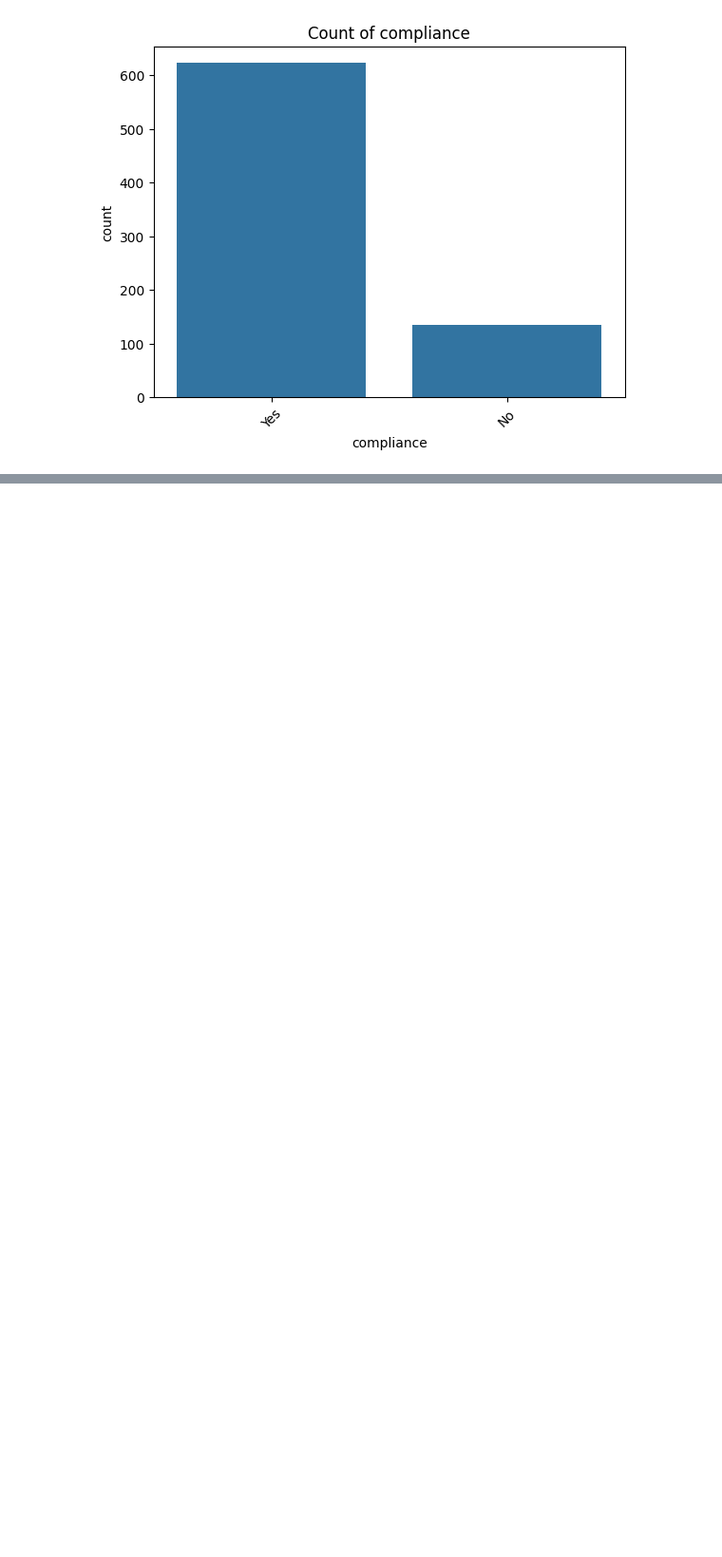
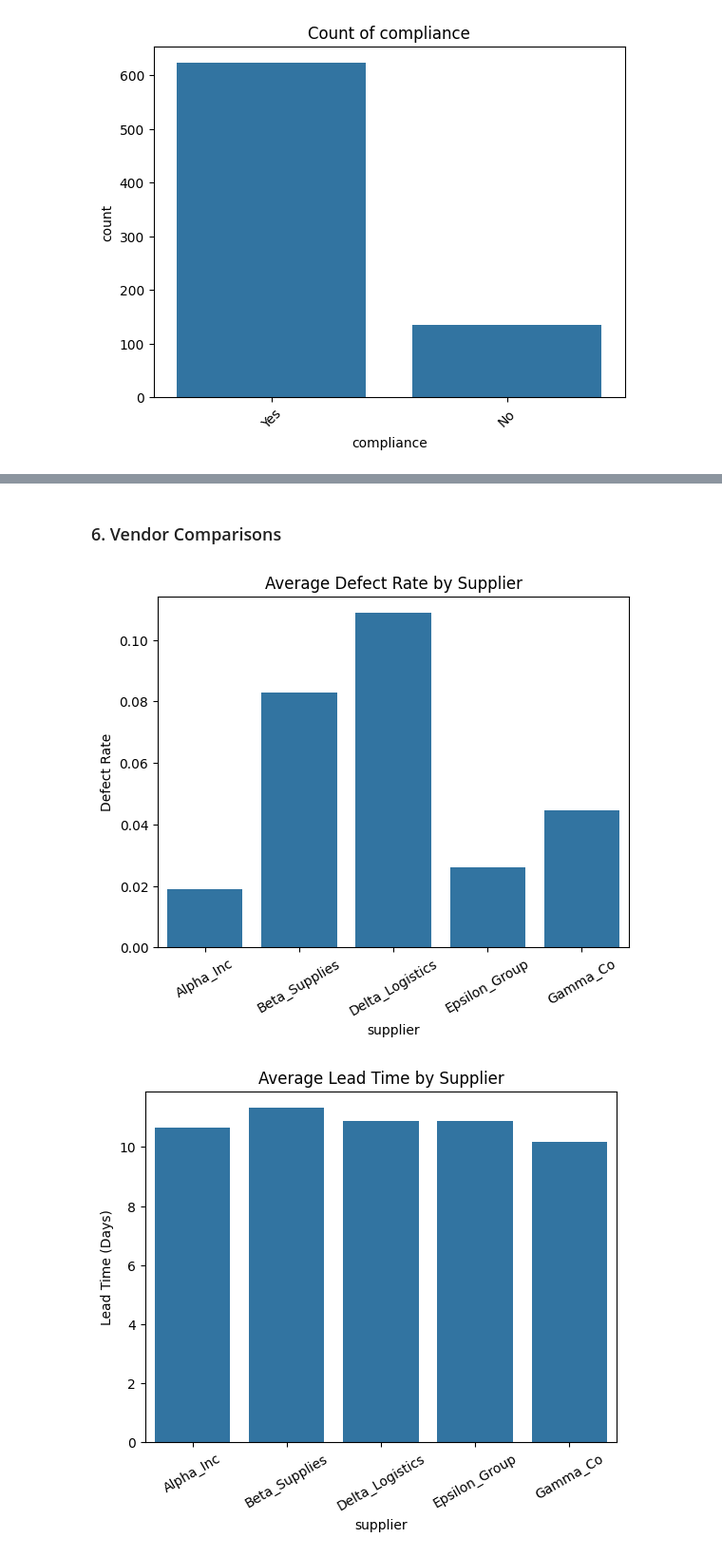
Before and after one commit to Bdowdle4/Dowdle_Analytics_Capstone, a Jupyter notebook: Notebooks/EDA.ipynb, the cells around one changed output, grey strips where cells are left out. Shown: that part at 95% size. Saved outputs shown, nothing was run; the diff lists cells and outputs as text; code cells hidden in the pictures; blank space fills up the shorter version.

```diff
--- a/Notebooks/EDA.ipynb
+++ b/Notebooks/EDA.ipynb
@@ -74,0 +117,39 @@ for col in categorical_cols:
+# %% [markdown]
+### 6. Vendor Comparisons
+# %%
+# Compare average defect rate, lead time, and price_diff by supplier
+supplier_perf = df.groupby('supplier')[['defect_rate', 'lead_time_days', 'price_diff']].mean().reset_index()
+
+# Bar plot: Average Defect Rate
+sns.barplot(data=supplier_perf, x='supplier', y='defect_rate')
+plt.title("Average Defect Rate by Supplier")
+plt.ylabel("Defect Rate")
+plt.xticks(rotation=30)
+plt.show()
+
+# Bar plot: Average Lead Time
+sns.barplot(data=supplier_perf, x='supplier', y='lead_time_days')
+plt.title("Average Lead Time by Supplier")
+plt.ylabel("Lead Time (Days)")
+plt.xticks(rotation=30)
+plt.show()
+
+# Bar plot: Average Price Difference
+sns.barplot(data=supplier_perf, x='supplier', y='price_diff')
+plt.title("Average Price Difference by Supplier")
+plt.ylabel("Price Difference ($)")
+plt.axhline(0, color='gray', linestyle='--')  # Optional: baseline
+plt.xticks(rotation=30)
+plt.show()
+
+# Bar plot: Compliance Rate by Supplier
+compliance_rate = df.groupby('supplier')['compliance'].mean().reset_index()
+sns.barplot(data=compliance_rate, x='supplier', y='compliance')
+plt.title("Compliance Rate by Supplier")
+plt.ylim(0, 1)
+plt.ylabel("Compliance Rate")
+plt.xticks(rotation=30)
+plt.show()
+# %% [output]
+[figure, added]
+[figure, added]
```
Also changed, not shown: parts of 7 cells of this notebook.
